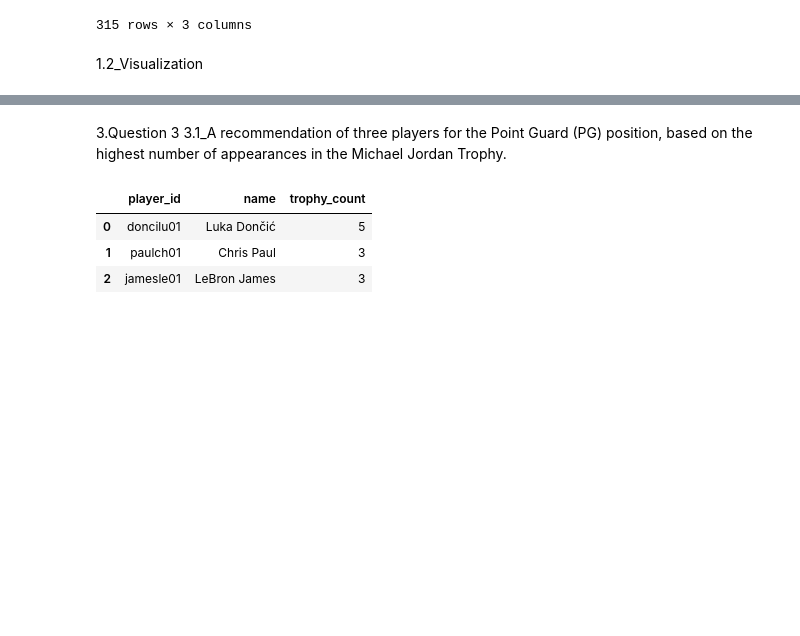
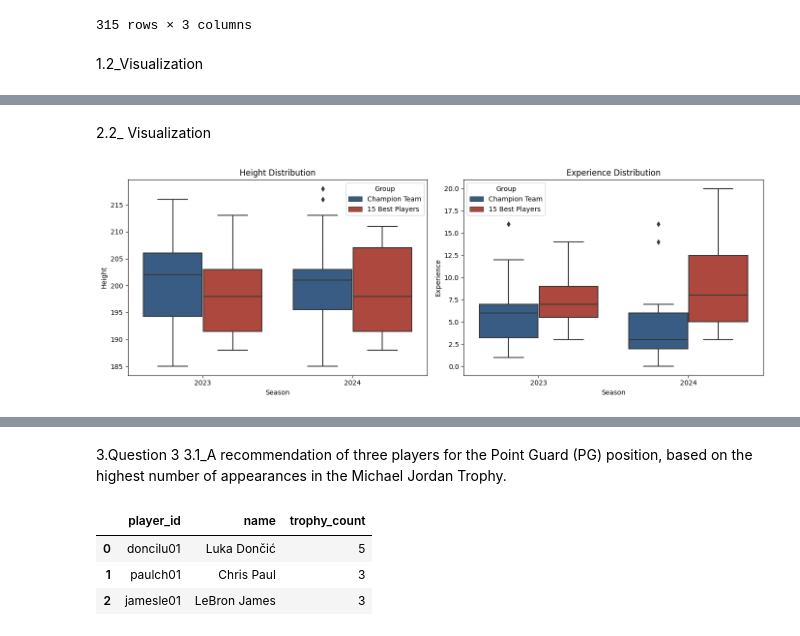
Before and after one commit to SadeghMahmoudAbadi/Basketball-Data-Analysis, a Jupyter notebook: analysis.ipynb, the cells around one changed output, grey strips where cells are left out. Drawn from its saved outputs; the diff is of its cells as text; code cells hidden in the pictures; blank space fills up the shorter version.

```diff
--- a/analysis.ipynb
+++ b/analysis.ipynb
@@ -111,6 +122,7 @@ dfs_clean["awards"] = cleaning_dataframe(dfs["awards"], "awards", ["award_id"])
 dfs_clean["award_season"] = cleaning_dataframe(dfs["award_season"], "award_season", ["id"])
 dfs_clean["player_stats"] = cleaning_dataframe(dfs["player_stats"], "player_stats", pk_cols=["id"])
 dfs_clean["coach_stats"] = cleaning_dataframe(dfs["coach_stats"], "coach_stats", ["id"])
+dfs_clean["team_stats"] = cleaning_dataframe(dfs["team_stats"], "team_stats", ["season_id", "team_id"])
 # %%
 def check_normality(data, alpha=0.05):
      if len(data) < 8:
@@ -207,0 +289,23 @@ plt.show()
+# %% [markdown]
+2.2_ Visualization
+# %%
+plt.figure(figsize=(14, 5))
+
+#height plot
+plt.subplot(1, 2, 1)
+sns.boxplot(data=df_q2, x="Season", y="height", hue="Group", palette=["#2b5c8f", "#c0392b"])
+plt.title("Height Distribution")
+plt.xlabel("Season")
+plt.ylabel("Height")
+
+#experience plot
+plt.subplot(1, 2, 2)
+sns.boxplot(data=df_q2, x="Season", y="experience", hue="Group", palette=["#2b5c8f", "#c0392b"])
+plt.title("Experience Distribution")
+plt.xlabel("Season")
+plt.ylabel("Experience")
+
+plt.tight_layout()
+plt.show()
+# %% [output]
+[figure, added]
```
Also changed, not shown: parts of 7 cells of this notebook, 1 other file.
